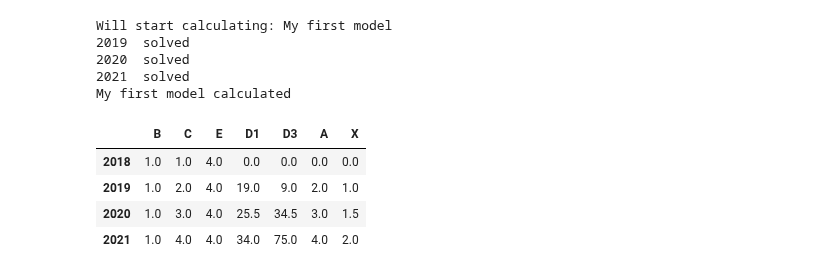
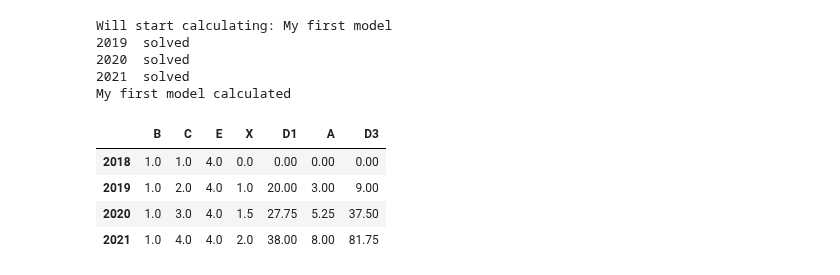
Before and after one commit to IbHansen/Modelflow2, a Jupyter notebook: Examples/ModelFlow features/Differentiation .ipynb, the cells around one changed output. Cells and saved outputs as stored; diff of their text form; code cells hidden in the pictures.

```diff
--- a/Examples/ModelFlow features/Differentiation .ipynb
+++ b/Examples/ModelFlow features/Differentiation .ipynb
@@ -7,25 +7,25 @@ import numpy as np
 from modelclass import model
 # %%
 fmodel      = '''
-frml <> a = c(-1) + b $
+frml <> a = c(-1) + b  + x**2 $
 frml <> d1 = x + 3 * e(-1)+ c **2 +a  $
 frml <> d3 = x + 3 * a(-1)+c **3 $
 Frml <> x = 0.5 * c $'''
 mmodel = model(fmodel,modelname = 'My first model')
 df = pd.DataFrame({'B': [1,1,1,1],'C':[1,2,3,4],'E':[4,4,4,4]},index=[2018,2019,2020,2021])
 base = mmodel(df)
 base
 # %% [output]
 Will start calculating: My first model
 2019  solved
 2020  solved
 2021  solved
 My first model calculated
-|  | B | C | E | D1 | D3 | A | X |
-| 2018 | 1.0 | 1.0 | 4.0 | 0.0 | 0.0 | 0.0 | 0.0 |
-| 2019 | 1.0 | 2.0 | 4.0 | 19.0 | 9.0 | 2.0 | 1.0 |
-| 2020 | 1.0 | 3.0 | 4.0 | 25.5 | 34.5 | 3.0 | 1.5 |
-| 2021 | 1.0 | 4.0 | 4.0 | 34.0 | 75.0 | 4.0 | 2.0 |
+|  | B | C | E | X | D1 | A | D3 |
+| 2018 | 1.0 | 1.0 | 4.0 | 0.0 | 0.00 | 0.00 | 0.00 |
+| 2019 | 1.0 | 2.0 | 4.0 | 1.0 | 20.00 | 3.00 | 9.00 |
+| 2020 | 1.0 | 3.0 | 4.0 | 1.5 | 27.75 | 5.25 | 37.50 |
+| 2021 | 1.0 | 4.0 | 4.0 | 2.0 | 38.00 | 8.00 | 81.75 |
 # %%
 from modelnewton import newton_diff
 newton = newton_diff(mmodel)
```
Also changed, not shown: parts of 21 cells of this notebook, 11 other files.
